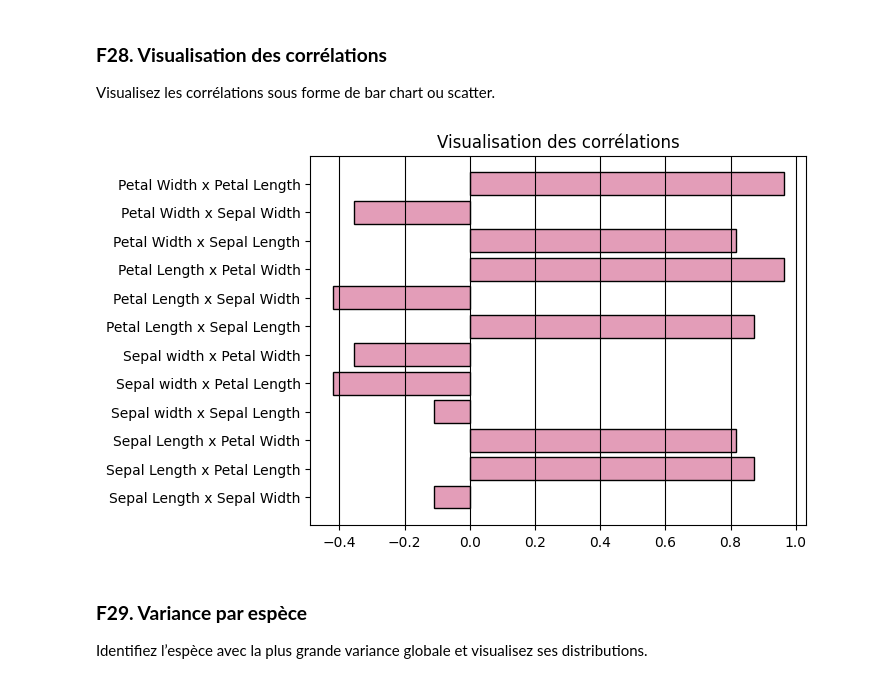
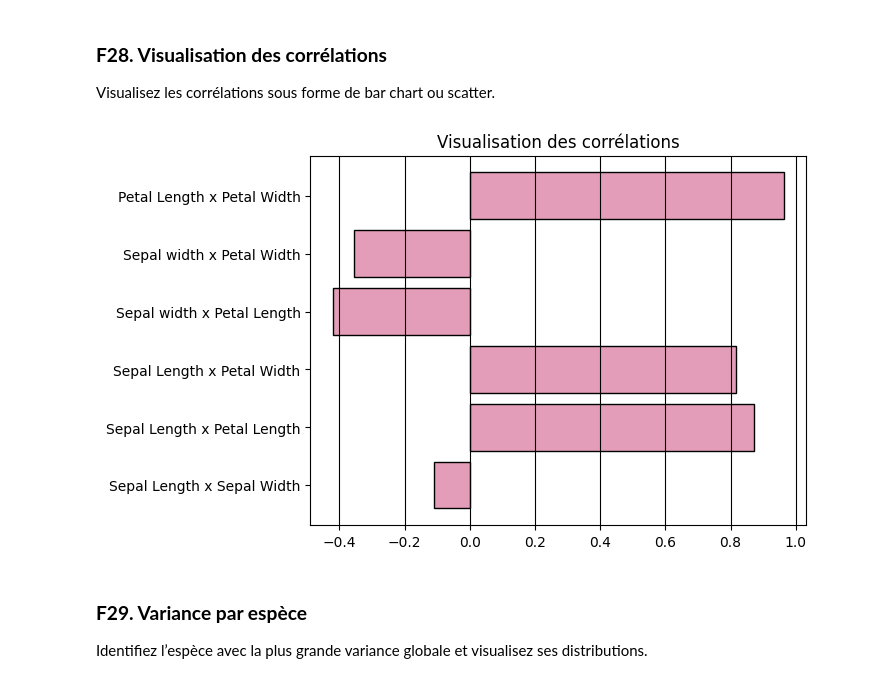
Before and after one commit to USMS-FPK-IA-GI-2025/controle-01-numpy-and-matplotlib-iris-Anam-Ayoub, a Jupyter notebook: notebooks/controle_numpy_matplotlib.ipynb, the cells around one changed output. Drawn from its saved outputs; the diff is of its cells as text; code cells hidden in the pictures.

```diff
--- a/notebooks/controle_numpy_matplotlib.ipynb
+++ b/notebooks/controle_numpy_matplotlib.ipynb
@@ -576,16 +576,16 @@ Visualisez les corrélations sous forme de bar chart ou scatter.
 # %%
 # Votre code ici
 #=========== BLOC 28 ===========
 
-cats = ['Sepal Length x Sepal Width' , 'Sepal Length x Petal Length' , 'Sepal Length x Petal Width', 'Sepal width x Sepal Length' , 'Sepal width x Petal Length' , 'Sepal width x Petal Width' , 'Petal Length x Sepal Length' , 'Petal Length x Sepal Width' , 'Petal Length x Petal Width' , 'Petal Width x Sepal Length' , 'Petal Width x Sepal Width' , 'Petal Width x Petal Length' ]
-corr = [mc[0,1] , mc[0,2] , mc[0,3] , mc[1,0] , mc[1,2] , mc[1,3], mc[2,0], mc[2,1], mc[2,3], mc[3,0], mc[3,1], mc[3,2]]
+cats = ['Sepal Length x Sepal Width' , 'Sepal Length x Petal Length' , 'Sepal Length x Petal Width', 'Sepal width x Petal Length' , 'Sepal width x Petal Width' , 'Petal Length x Petal Width']
+corr = [mc[0,1] , mc[0,2] , mc[0,3] , mc[1,2] , mc[1,3] , mc[2,3]]
 
 plt.barh(cats, corr, color='#e39db8', edgecolor='black')
 plt.grid( axis='x', color='black')
 plt.title('Visualisation des corrélations')
 plt.show()
 # %% [output]
-[figure, old version]
+[figure, new version]
 # %% [markdown]
 ### **F29. Variance par espèce**
 Identifiez l’espèce avec la plus grande variance globale et visualisez ses distributions.
```
Also changed, not shown: parts of 3 cells of this notebook.
